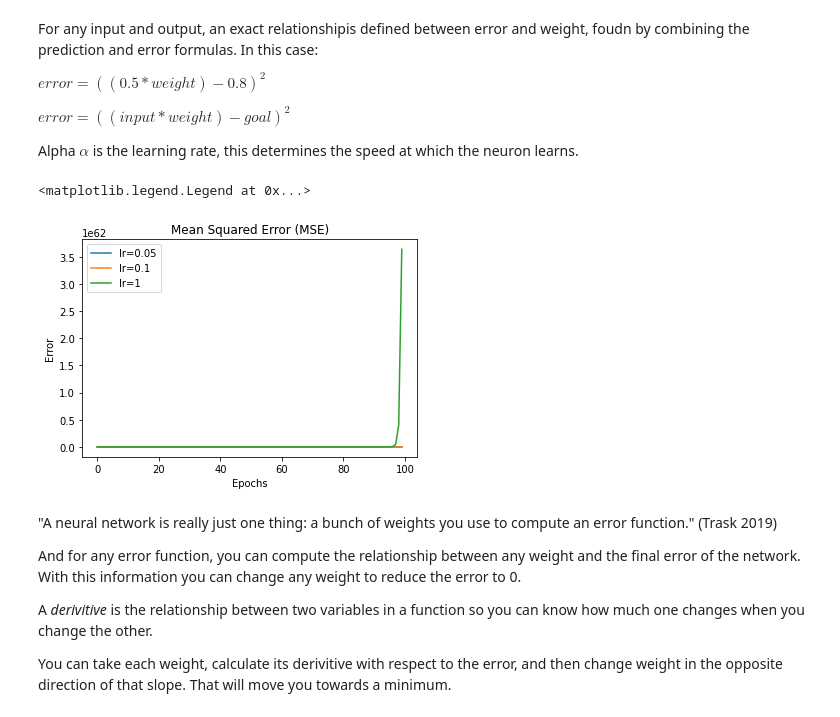
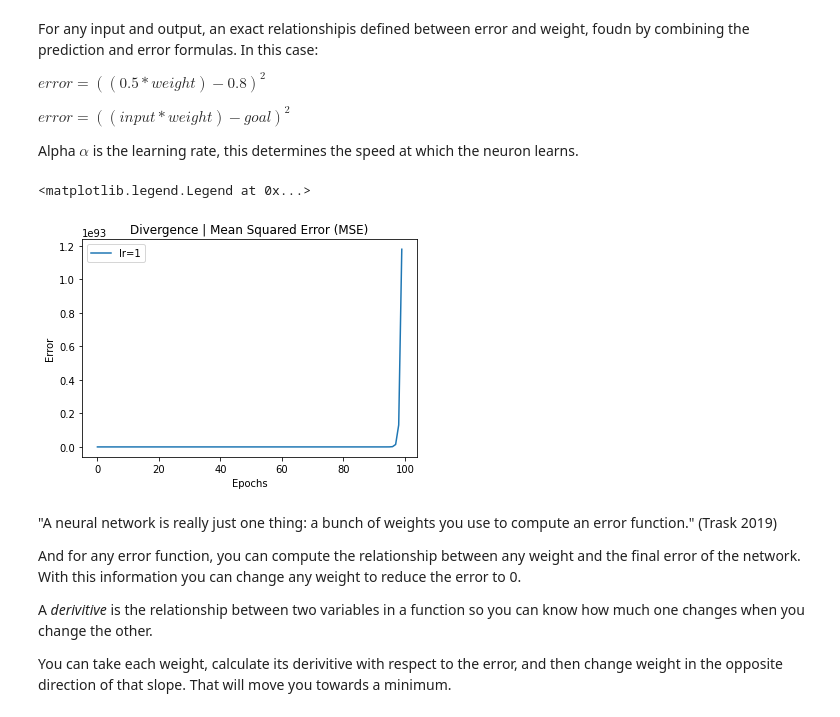
Before and after one commit to woodRock/grokking-deep-learning, a Jupyter notebook: chapter_4_gradient_descent.ipynb, the cells around one changed output. Cells and saved outputs as stored; diff of their text form; code cells hidden in the pictures.

```diff
--- a/chapter_4_gradient_descent.ipynb
+++ b/chapter_4_gradient_descent.ipynb
@@ -20,29 +20,29 @@ print(error)
 Hot and cold learning means wiggling the weights to see which direction reduces the error the most, moving the weights in that direction, and repeating until the error gets to 0.
 # %%
 epochs = 1101
-steps = [0.001, 0.002, 0.003, 0.004]
 errors = {"0.001": [], "0.002": [], "0.003": [], "0.004": []}
 
-for step_amount in steps:
-
+for step_amount in [0.001, 0.002, 0.003, 0.004]:
     weight = 0.5
     input = 0.5
     goal_prediction = 0.8
     err = []
 
     for iteration in range(epochs):
-
         prediction = input * weight
         error = (prediction - goal_prediction) ** 2
         err.append(error)
+
         if iteration == epochs:
             print(f"Error: {error} Prediction: {prediction}")
         up_prediction = input * (weight + step_amount)
         up_error = (goal_prediction - up_prediction) ** 2
         down_prediction = input * (weight - step_amount)
         down_error = (goal_prediction - down_prediction) ** 2
+
         if (down_error < up_error):
             weight = weight - step_amount
+
         if (down_error > up_error):
             weight = weight + step_amount
 
@@ -118,28 +117,27 @@ $ error = ((input * weight) - goal)^2$
 Alpha $\alpha$ is the learning rate, this determines the speed at which the neuron learns.
 # %%
 weight, goal_pred, input = (0.5, 0.8, 2)
+errors = []
 
-for alpha in [0.05, 0.1, 1]:
-    errors = []
-    for iteration in range(100):
-        pred = input * weight
-        error = (pred - goal_pred) ** 2
-        delta = pred - goal_pred
-        weight_delta = delta * input
-        weight -= alpha * weight_delta
+for iteration in range(100):
+    pred = input * weight
+    error = (pred - goal_pred) ** 2
+    delta = pred - goal_pred
+    weight_delta = delta * input
+    weight -=  weight_delta
 
-        if iteration == 100:
-            print(f"Error: {error} Prediction {pred}")
-        errors.append(error)
-    plt.plot(errors, label=f"lr={alpha}")
+    if iteration == 100:
+        print(f"Error: {error} Prediction {pred}")
+    errors.append(error)
 
-plt.title("Mean Squared Error (MSE)")
+plt.plot(errors, label=f"lr={1}")
+plt.title("Divergence | Mean Squared Error (MSE)")
 plt.xlabel("Epochs")
 plt.ylabel("Error")
 plt.legend()
 # %% [output]
 <matplotlib.legend.Legend at 0x...>
-[figure, old version]
+[figure, new version]
 # %% [markdown]
 "A neural network is really just one thing: a bunch of weights you use to compute an error function." (Trask 2019)
 
```
Also changed, not shown: parts of 2 cells of this notebook.
